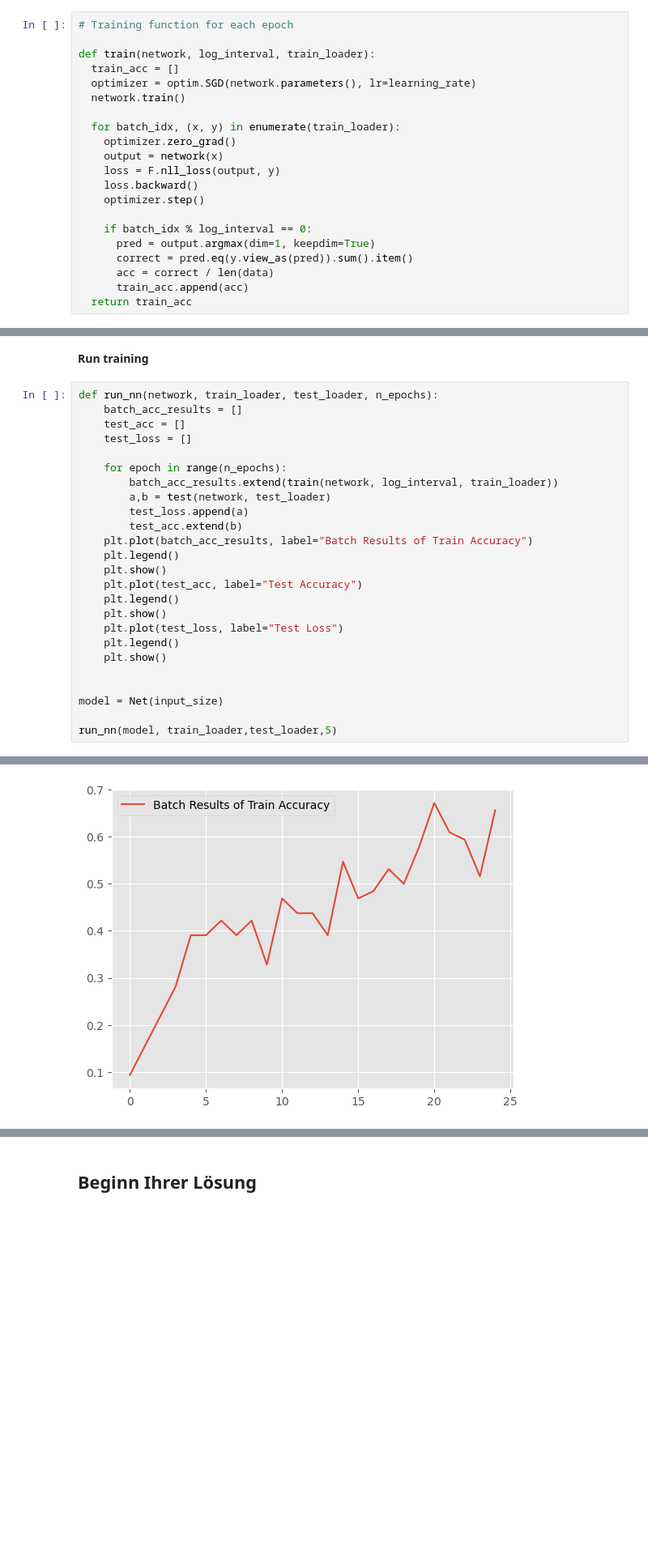
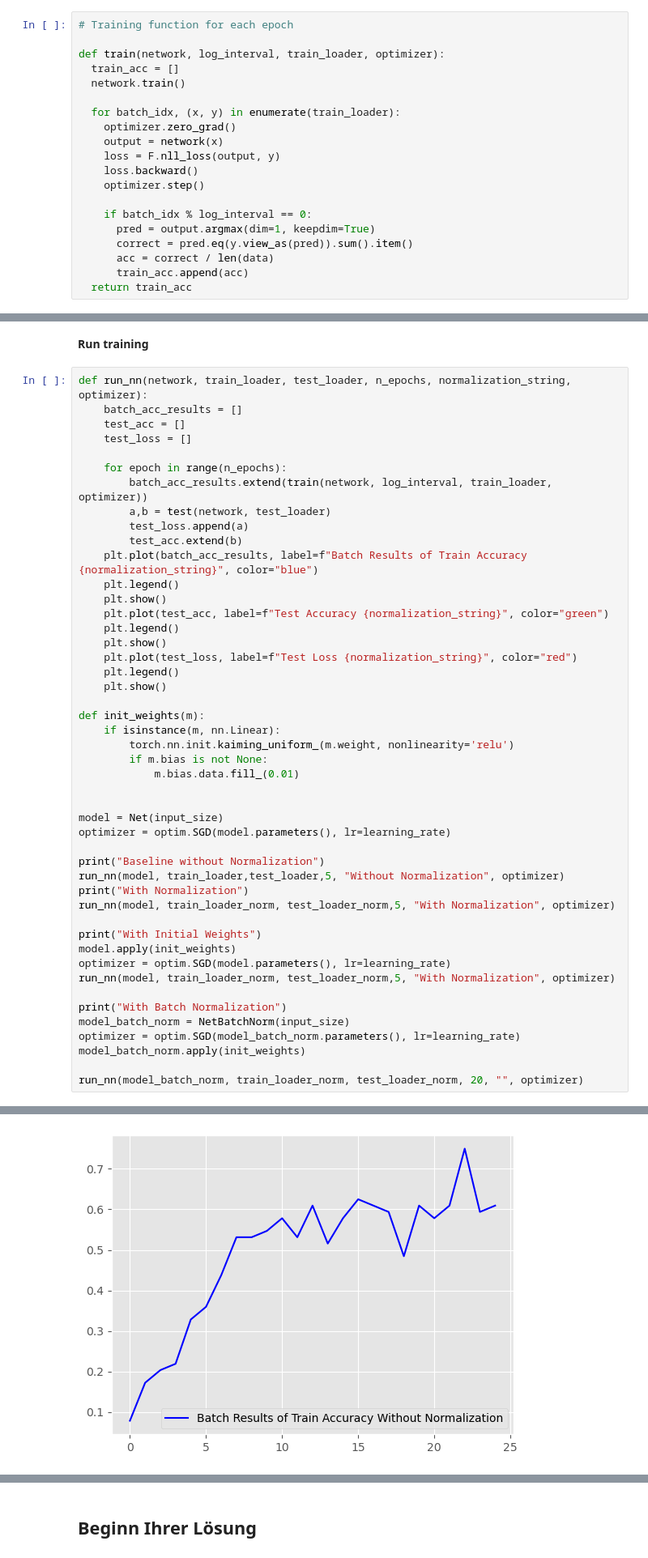
Before and after one commit to qq-ki/ML_Praktikum, a Jupyter notebook: Semester_4/Aufgabenblatt 3/Blatt 3 - ML2 - Weight Initialization.ipynb, the cells around one changed output, grey strips where cells are left out. Shown at 81% size. Cells and saved outputs as stored; diff of their text form; blank space fills up the shorter version.

```diff
--- a/Semester_4/Aufgabenblatt 3/Blatt 3 - ML2 - Weight Initialization.ipynb
+++ b/Semester_4/Aufgabenblatt 3/Blatt 3 - ML2 - Weight Initialization.ipynb
@@ -160,9 +199,8 @@ class Net(nn.Module):
 # %%
 # Training function for each epoch
 
-def train(network, log_interval, train_loader):
+def train(network, log_interval, train_loader, optimizer):
   train_acc = []
-  optimizer = optim.SGD(network.parameters(), lr=learning_rate)
   network.train()
 
   for batch_idx, (x, y) in enumerate(train_loader):
@@ -205,28 +243,50 @@ def test(network, test_loader):
 # %% [markdown]
 **Run training**
 # %%
-def run_nn(network, train_loader, test_loader, n_epochs):
+def run_nn(network, train_loader, test_loader, n_epochs, normalization_string, optimizer):
     batch_acc_results = []
     test_acc = []
     test_loss = []
 
     for epoch in range(n_epochs):
-        batch_acc_results.extend(train(network, log_interval, train_loader))
+        batch_acc_results.extend(train(network, log_interval, train_loader, optimizer))
         a,b = test(network, test_loader)
         test_loss.append(a)
         test_acc.extend(b)
-    plt.plot(batch_acc_results, label="Batch Results of Train Accuracy")
+    plt.plot(batch_acc_results, label=f"Batch Results of Train Accuracy {normalization_string}", color="blue")
     plt.legend()
     plt.show()
-    plt.plot(test_acc, label="Test Accuracy")
+    plt.plot(test_acc, label=f"Test Accuracy {normalization_string}", color="green")
     plt.legend()
     plt.show()
-    plt.plot(test_loss, label="Test Loss")
+    plt.plot(test_loss, label=f"Test Loss {normalization_string}", color="red")
     plt.legend()
     plt.show()
 
+def init_weights(m):
+    if isinstance(m, nn.Linear):
+        torch.nn.init.kaiming_uniform_(m.weight, nonlinearity='relu')
+        if m.bias is not None:
+            m.bias.data.fill_(0.01)
+
 
 model = Net(input_size)
+optimizer = optim.SGD(model.parameters(), lr=learning_rate)
 
-run_nn(model, train_loader,test_loader,5)
+print("Baseline without Normalization")
+run_nn(model, train_loader,test_loader,5, "Without Normalization", optimizer)
+print("With Normalization")
+run_nn(model, train_loader_norm, test_loader_norm,5, "With Normalization", optimizer)
+
+print("With Initial Weights")
+model.apply(init_weights)
+optimizer = optim.SGD(model.parameters(), lr=learning_rate)
+run_nn(model, train_loader_norm, test_loader_norm,5, "With Normalization", optimizer)
+
+print("With Batch Normalization")
+model_batch_norm = NetBatchNorm(input_size)
+optimizer = optim.SGD(model_batch_norm.parameters(), lr=learning_rate)
+model_batch_norm.apply(init_weights)
+
+run_nn(model_batch_norm, train_loader_norm, test_loader_norm, 20, "", optimizer)
 # %% [output]
@@ -233 +294 @@ run_nn(model, train_loader,test_loader,5)
-[figure, old version]
+[figure, new version]
```
Also changed, not shown: parts of 5 cells of this notebook.
